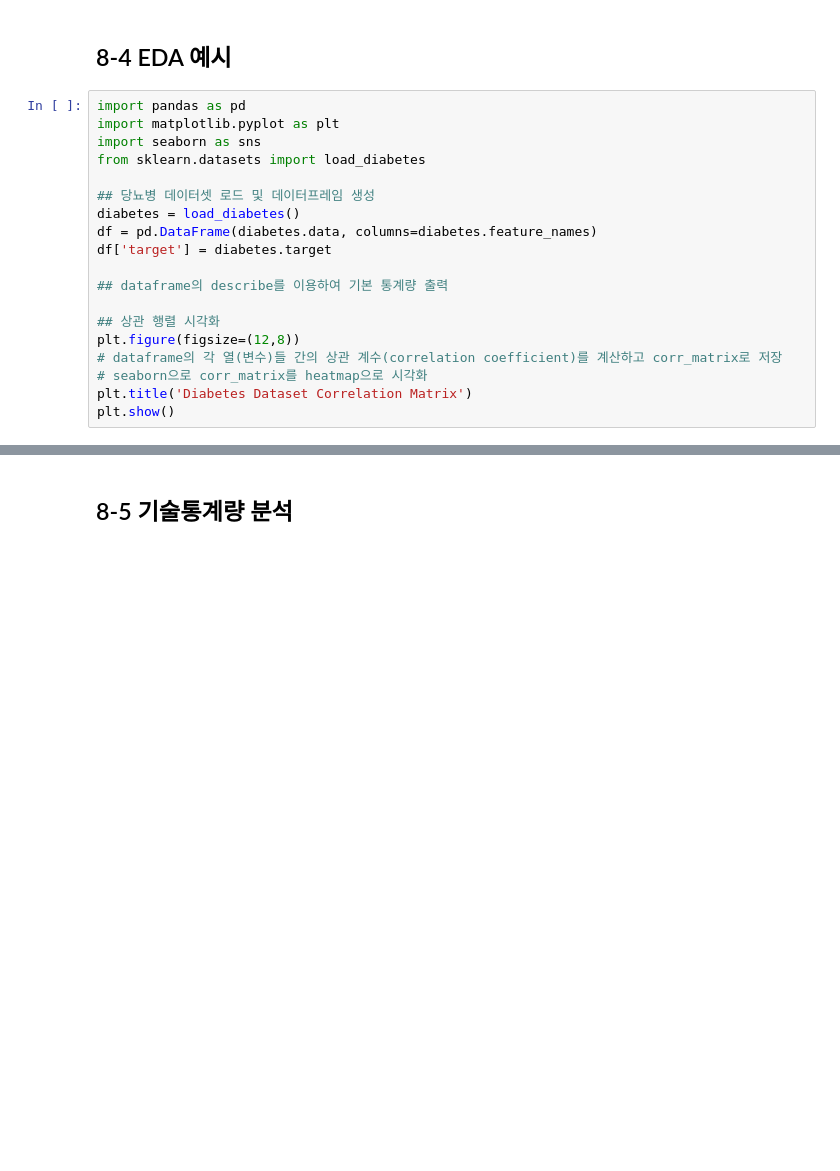
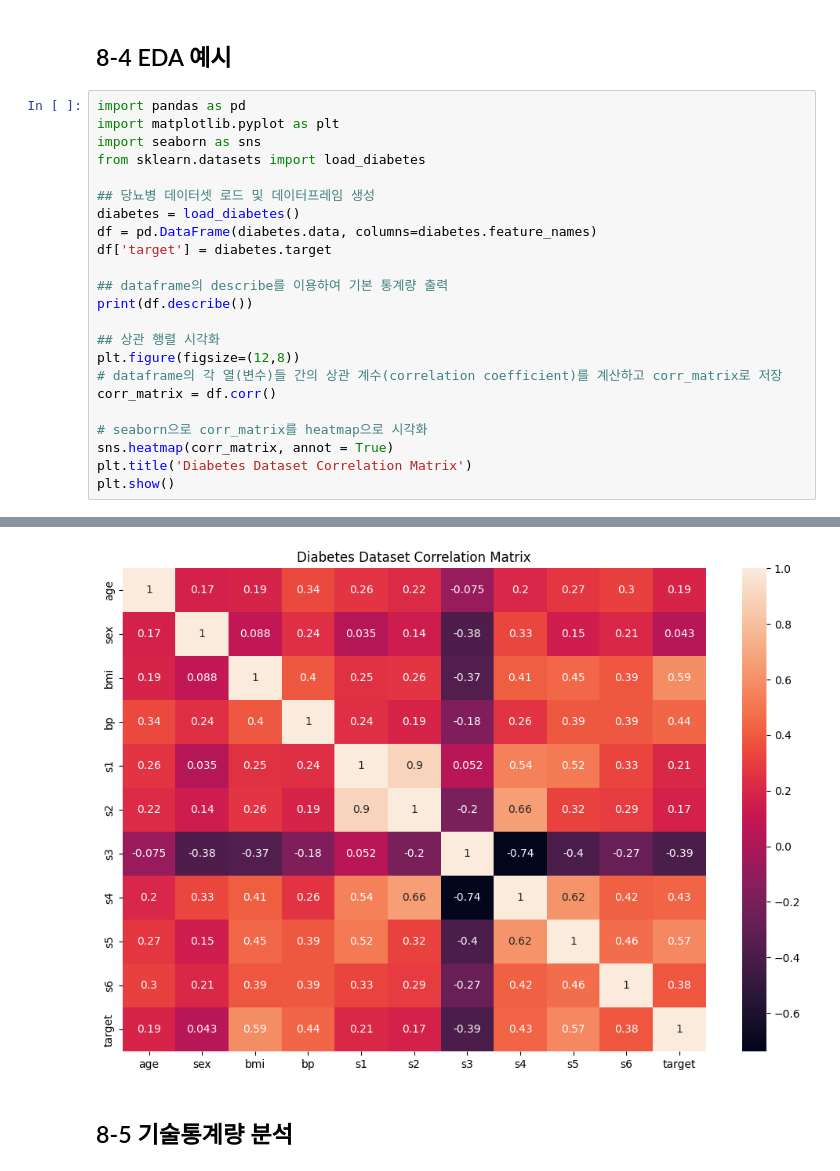
Before and after one commit to wikman96/Data-Analysis-with-Open-Source, a Jupyter notebook: 오픈소스_데이터_분석_8강.ipynb, the cells around one changed output, grey strips where cells are left out. Cells and saved outputs as stored; diff of their text form; blank space fills up the shorter version.

```diff
--- a/오픈소스_데이터_분석_8강.ipynb
+++ b/오픈소스_데이터_분석_8강.ipynb
@@ -126,10 +126,15 @@ df = pd.DataFrame(diabetes.data, columns=diabetes.feature_names)
 df['target'] = diabetes.target
 
 ## dataframe의 describe를 이용하여 기본 통계량 출력
+print(df.describe())
 
 ## 상관 행렬 시각화
 plt.figure(figsize=(12,8))
 # dataframe의 각 열(변수)들 간의 상관 계수(correlation coefficient)를 계산하고 corr_matrix로 저장
+corr_matrix = df.corr()
+
 # seaborn으로 corr_matrix를 heatmap으로 시각화
+sns.heatmap(corr_matrix, annot = True)
 plt.title('Diabetes Dataset Correlation Matrix')
 plt.show()
+# %% [output]
@@ -136,3 +158,4 @@ plt.show()
+[figure, added]
 # %% [markdown]
 ## 8-5 기술통계량 분석
 # %%
```
Also changed, not shown: parts of 6 cells of this notebook.
